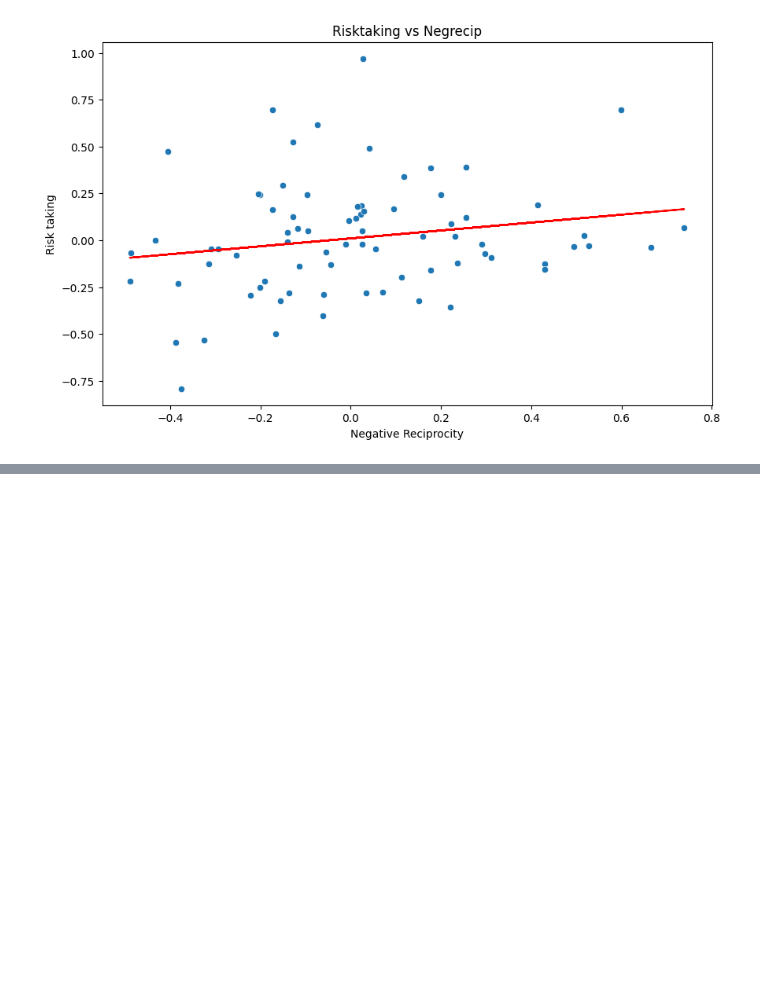
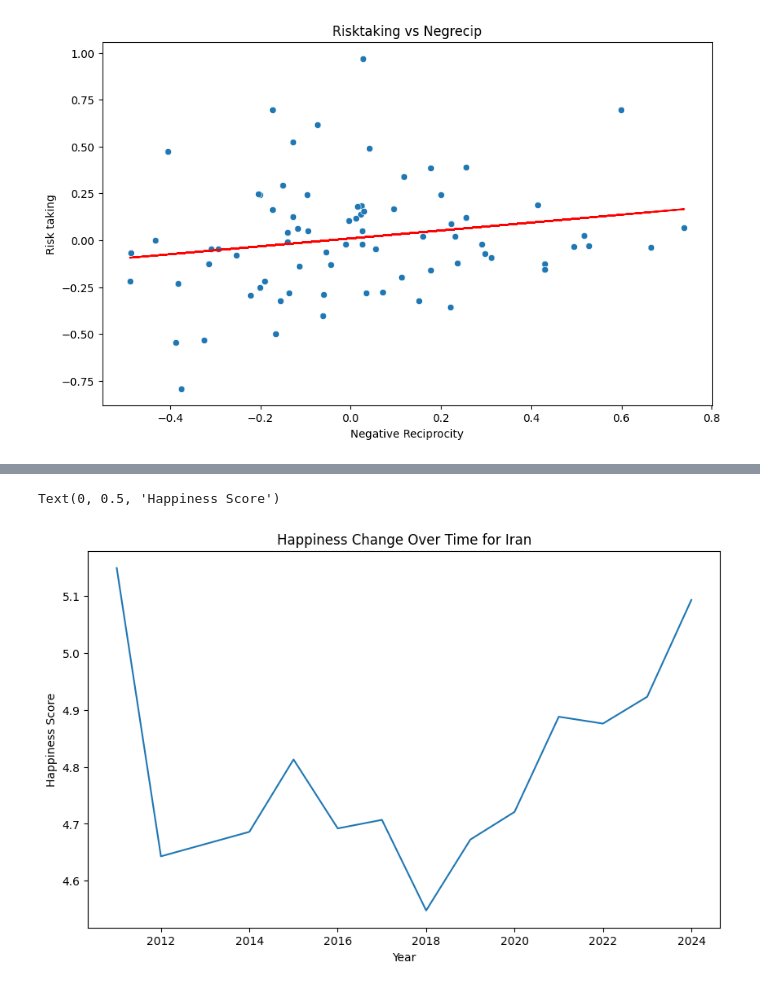
Before and after one commit to Ramin1989/Gallup_data_analysis, a Jupyter notebook: main.ipynb, the cells around one changed output, grey strips where cells are left out. Cells and saved outputs as stored; diff of their text form; code cells hidden in the pictures; blank space fills up the shorter version.

```diff
--- a/main.ipynb
+++ b/main.ipynb
@@ -129,0 +142,10 @@ LinregressResult(slope=0.21130167575585398, intercept=0.009877230838846346, rval
+# %%
+Iran_happiness = df_happiness[df_happiness['Country name'] == 'Iran'][['Year', 'Ladder score']].dropna()
+plt.figure(figsize=(10, 6))
+sns.lineplot(data=Iran_happiness, x='Year', y='Ladder score')
+plt.title('Happiness Change Over Time for Iran')
+plt.xlabel('Year')
+plt.ylabel('Happiness Score')
+# %% [output]
+Text(0, 0.5, 'Happiness Score')
+[figure, added]
```
Also changed, not shown: parts of 7 cells of this notebook.
